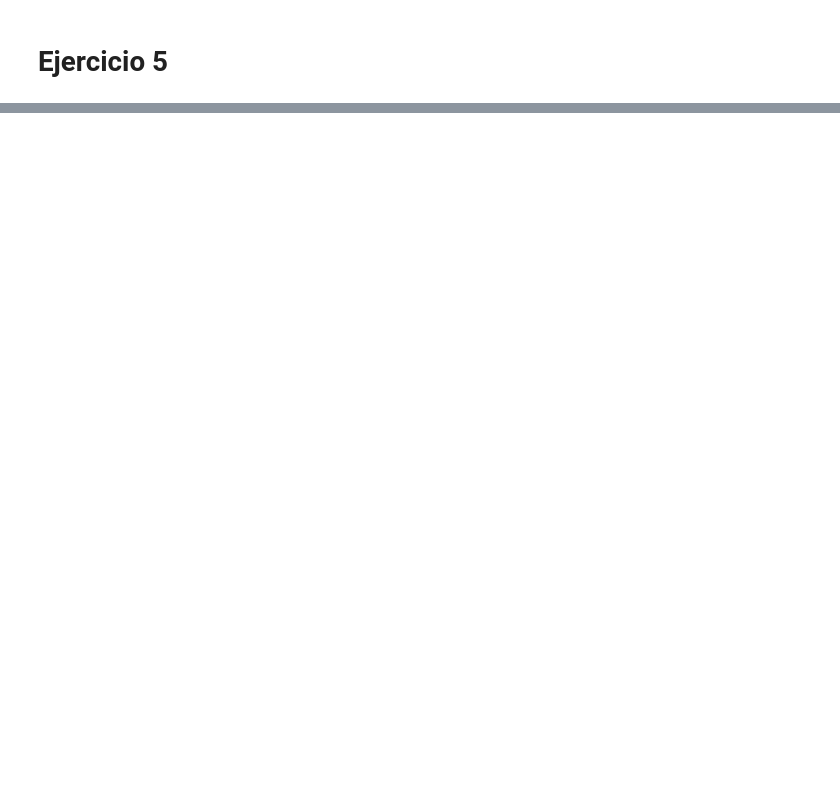
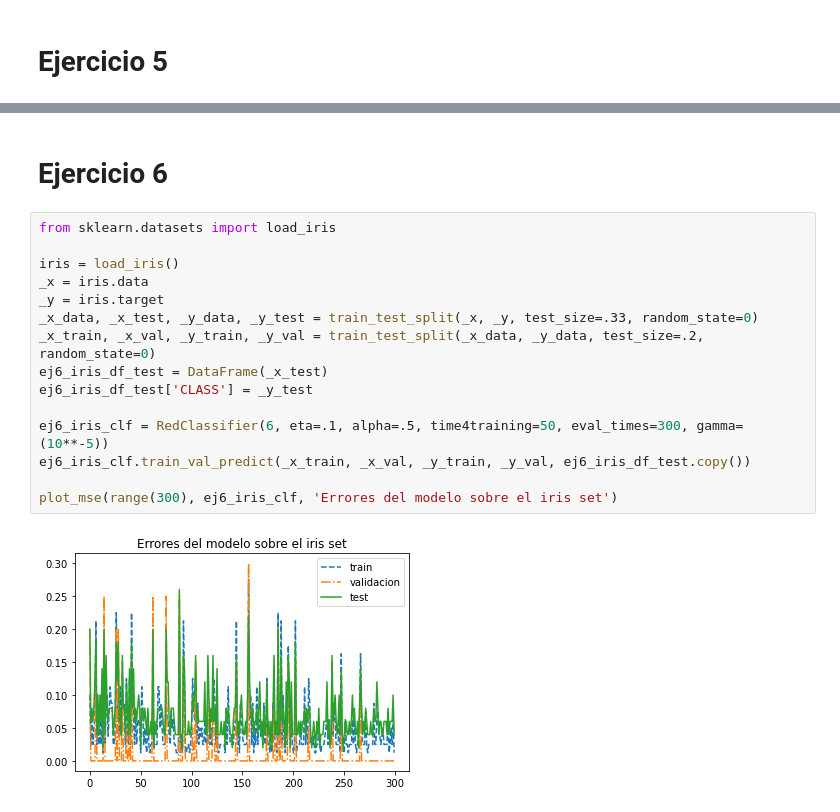
Before and after one commit to BMarelli/Facultad-LCC, a Jupyter notebook: 5-Año/IAA/TP2/main.ipynb, the cells around one changed output, grey strips where cells are left out. Cells and saved outputs as stored; diff of their text form; blank space fills up the shorter version.

```diff
--- a/5-Año/IAA/TP2/main.ipynb
+++ b/5-Año/IAA/TP2/main.ipynb
@@ -251,0 +350,19 @@ plot_mse(range(4000), ej4_clfs['best'], 'Errores en relacion a gamma')
+# %% [markdown]
+# Ejercicio 6
+# %%
+from sklearn.datasets import load_iris
+
+iris = load_iris()
+_x = iris.data
+_y = iris.target
+_x_data, _x_test, _y_data, _y_test = train_test_split(_x, _y, test_size=.33, random_state=0)
+_x_train, _x_val, _y_train, _y_val = train_test_split(_x_data, _y_data, test_size=.2, random_state=0)
+ej6_iris_df_test = DataFrame(_x_test)
+ej6_iris_df_test['CLASS'] = _y_test
+
+ej6_iris_clf = RedClassifier(6, eta=.1, alpha=.5, time4training=50, eval_times=300, gamma=(10**-5))
+ej6_iris_clf.train_val_predict(_x_train, _x_val, _y_train, _y_val, ej6_iris_df_test.copy())
+
+plot_mse(range(300), ej6_iris_clf, 'Errores del modelo sobre el iris set')
+# %% [output]
+[figure, added]
```
Also changed, not shown: parts of 21 cells of this notebook, 25 other files.
